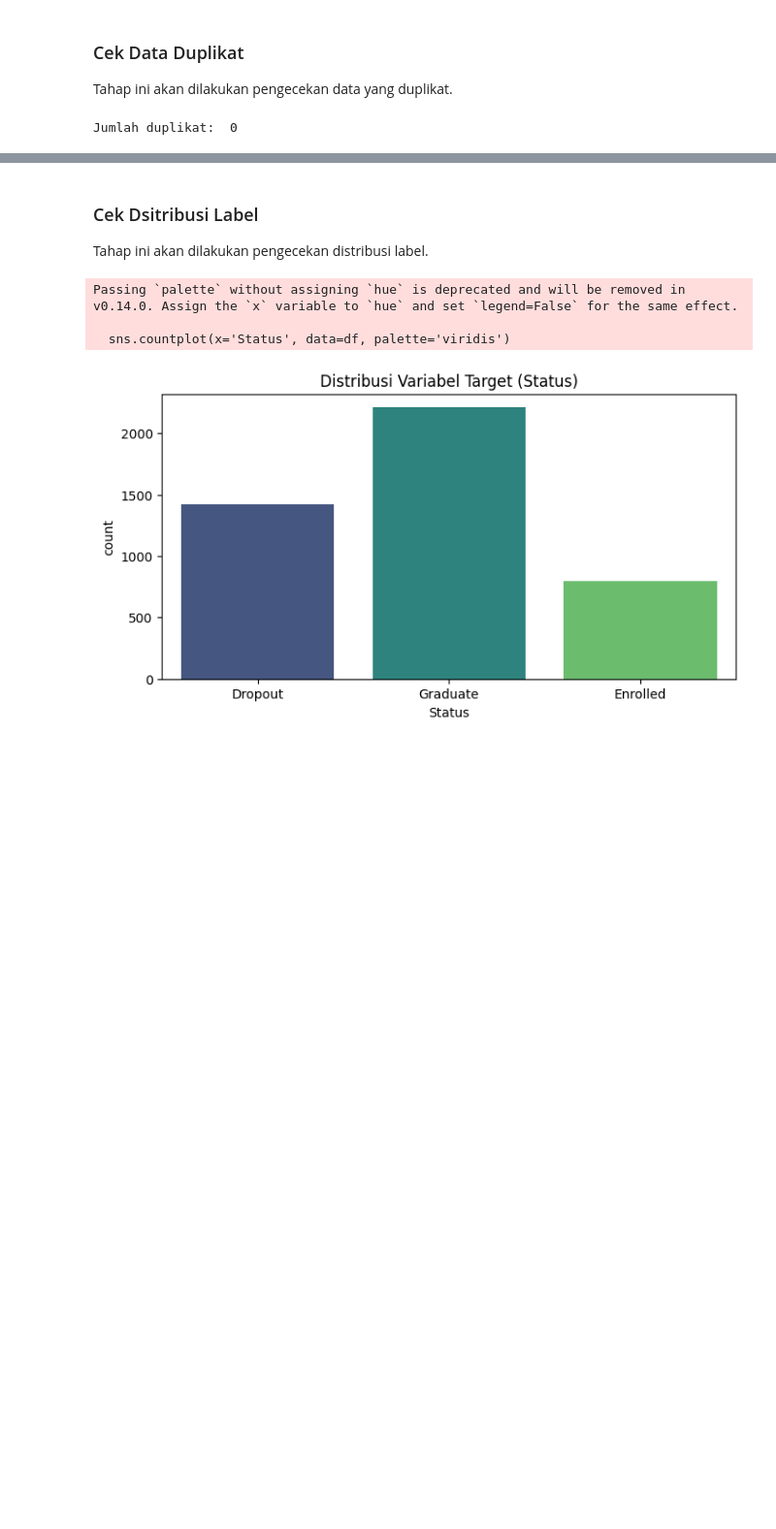
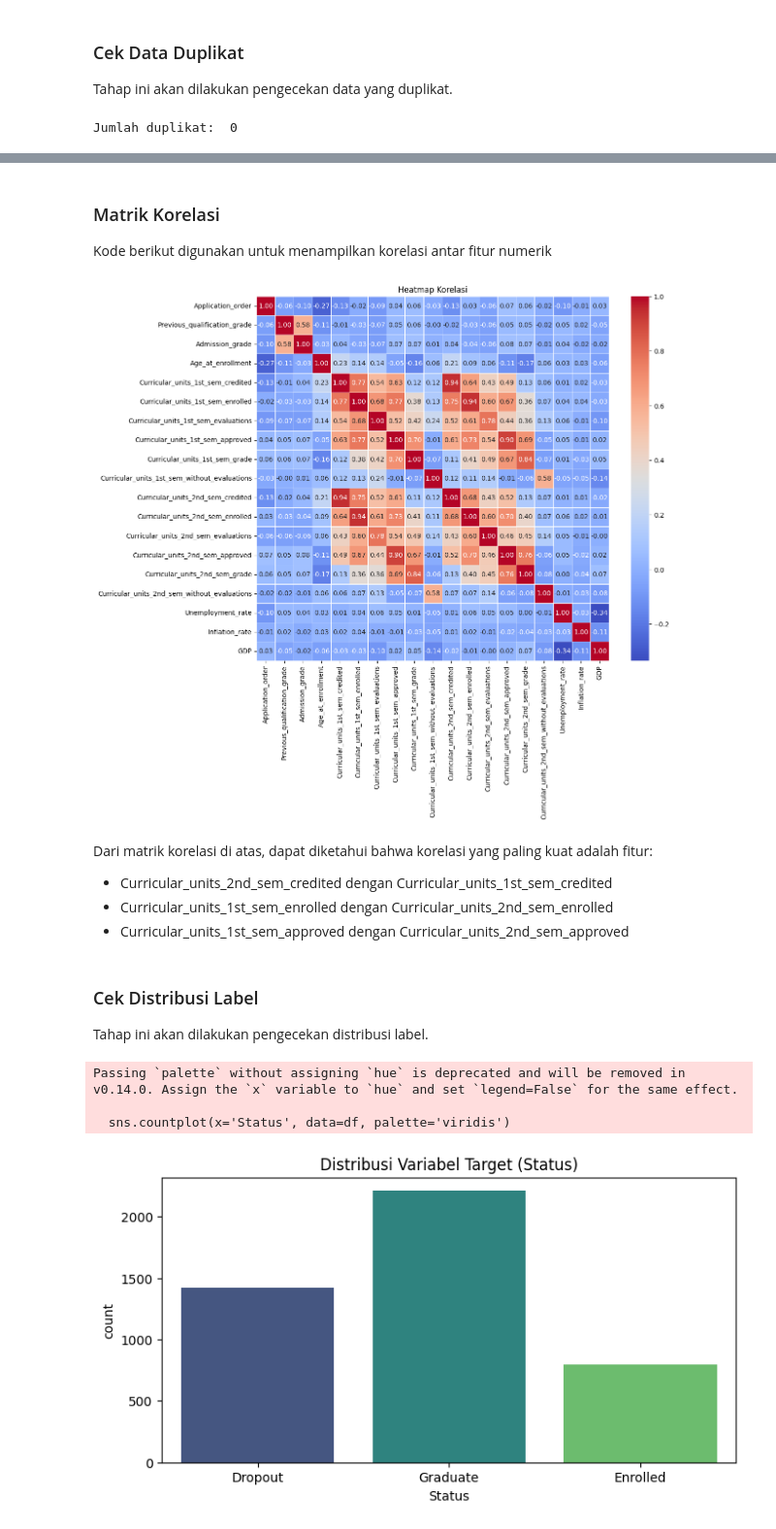
Before and after one commit to RiyZ411/dicoding-pds2, a Jupyter notebook: notebook.ipynb, the cells around one changed output, grey strips where cells are left out. Shown at 97% size. Drawn from its saved outputs; the diff is of its cells as text; code cells hidden in the pictures; blank space fills up the shorter version.

```diff
--- a/notebook.ipynb
+++ b/notebook.ipynb
@@ -139,5 +262,25 @@ Jumlah duplikat:  0
+# %% [markdown]
+### Matrik Korelasi
+
+Kode berikut digunakan untuk menampilkan korelasi antar fitur numerik
+# %%
+numeric_df = df[num_cols]
+correlation_matrix = numeric_df.corr()
+
+# Plot heatmap korelasi
+plt.figure(figsize=(12, 10))
+sns.heatmap(correlation_matrix, annot=True, cmap='coolwarm', fmt='.2f', linewidths=0.5)
+plt.title('Heatmap Korelasi')
+plt.show()
+# %% [output]
+[figure, added]
+# %% [markdown]
+Dari matrik korelasi di atas, dapat diketahui bahwa korelasi yang paling kuat adalah fitur:
+- Curricular_units_2nd_sem_credited dengan Curricular_units_1st_sem_credited
+- Curricular_units_1st_sem_enrolled dengan Curricular_units_2nd_sem_enrolled
+- Curricular_units_1st_sem_approved dengan Curricular_units_2nd_sem_approved
 # %% [markdown]
-### Cek Dsitribusi Label
+### Cek Distribusi Label
 
 Tahap ini akan dilakukan pengecekan distribusi label.
 # %%
```
Also changed, not shown: parts of 10 cells of this notebook, 1 other file.
